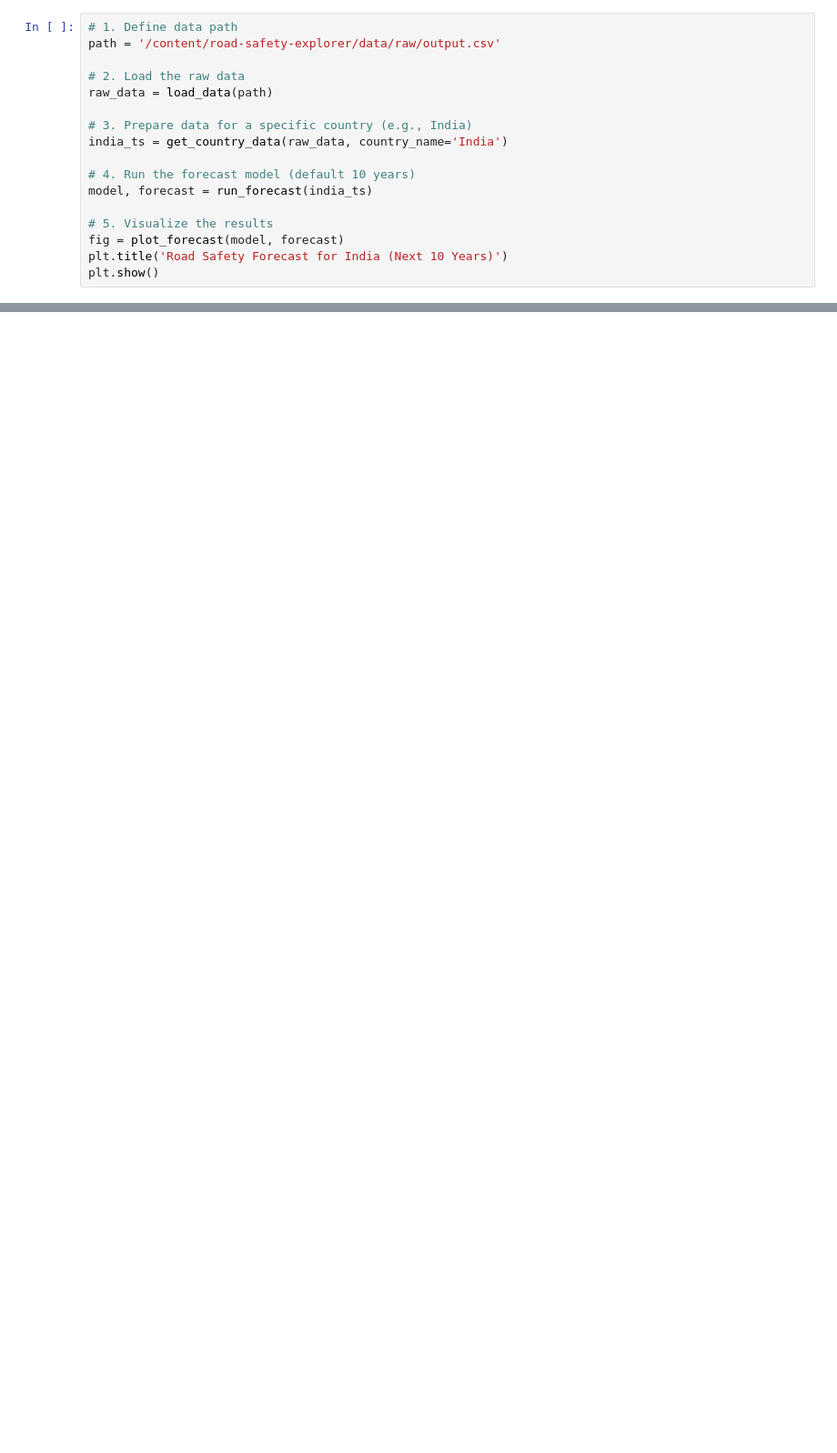
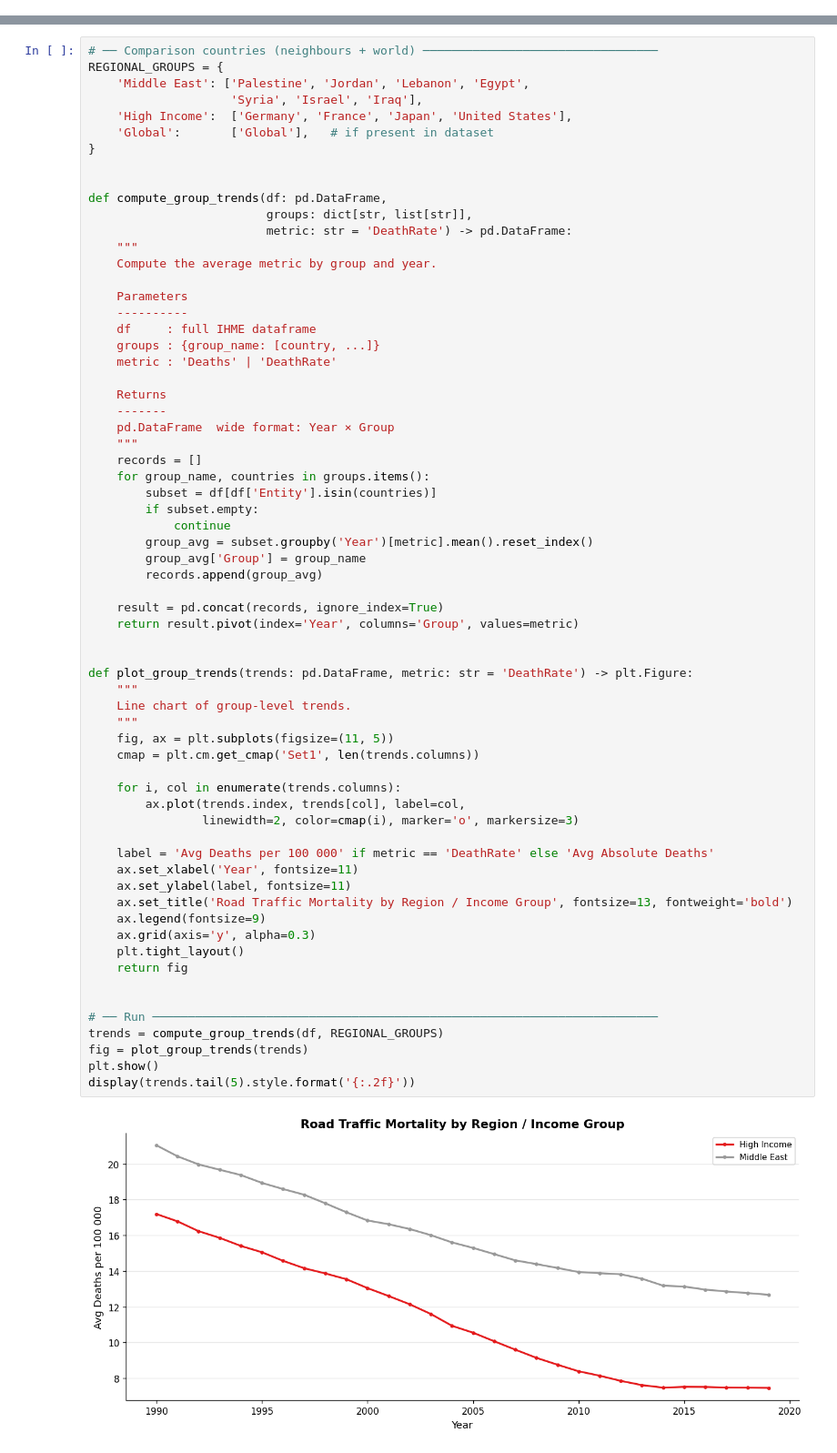
Before and after one commit to Baasmaala/road-safety-explorer, a Jupyter notebook: notebooks/03_timeseries_forecast.ipynb, the cells around one changed output, grey strips where cells are left out. Shown at 91% size. Drawn from its saved outputs; the diff is of its cells as text; blank space fills up the shorter version.

```diff
--- a/notebooks/03_timeseries_forecast.ipynb
+++ b/notebooks/03_timeseries_forecast.ipynb
@@ -95,17 +2,0 @@ Below we use the modular functions to run a forecast for India and visualize the
-# %%
-# 1. Define data path
-path = '/content/road-safety-explorer/data/raw/output.csv'
-
-# 2. Load the raw data
-raw_data = load_data(path)
-
-# 3. Prepare data for a specific country (e.g., India)
-india_ts = get_country_data(raw_data, country_name='India')
-
-# 4. Run the forecast model (default 10 years)
-model, forecast = run_forecast(india_ts)
-
-# 5. Visualize the results
-fig = plot_forecast(model, forecast)
-plt.title('Road Safety Forecast for India (Next 10 Years)')
-plt.show()
@@ -139,0 +697,67 @@ display(forecast[['ds', 'yhat', 'yhat_lower', 'yhat_upper']].tail(10))
+# %%
+# ── Comparison countries (neighbours + world) ─────────────────────────────────
+REGIONAL_GROUPS = {
+    'Middle East': ['Palestine', 'Jordan', 'Lebanon', 'Egypt',
+                    'Syria', 'Israel', 'Iraq'],
+    'High Income':  ['Germany', 'France', 'Japan', 'United States'],
+    'Global':       ['Global'],   # if present in dataset
+}
+
+
+def compute_group_trends(df: pd.DataFrame,
+                         groups: dict[str, list[str]],
+                         metric: str = 'DeathRate') -> pd.DataFrame:
+    """
+    Compute the average metric by group and year.
+
+    Parameters
+    ----------
+    df     : full IHME dataframe
+    groups : {group_name: [country, ...]}
+    metric : 'Deaths' | 'DeathRate'
+
+    Returns
+    -------
+    pd.DataFrame  wide format: Year × Group
+    """
+    records = []
+    for group_name, countries in groups.items():
+        subset = df[df['Entity'].isin(countries)]
+        if subset.empty:
+            continue
+        group_avg = subset.groupby('Year')[metric].mean().reset_index()
+        group_avg['Group'] = group_name
+        records.append(group_avg)
+
+    result = pd.concat(records, ignore_index=True)
+    return result.pivot(index='Year', columns='Group', values=metric)
+
+
+def plot_group_trends(trends: pd.DataFrame, metric: str = 'DeathRate') -> plt.Figure:
+    """
+    Line chart of group-level trends.
+    """
+    fig, ax = plt.subplots(figsize=(11, 5))
+    cmap = plt.cm.get_cmap('Set1', len(trends.columns))
+
+    for i, col in enumerate(trends.columns):
+        ax.plot(trends.index, trends[col], label=col,
+                linewidth=2, color=cmap(i), marker='o', markersize=3)
+
+    label = 'Avg Deaths per 100 000' if metric == 'DeathRate' else 'Avg Absolute Deaths'
+    ax.set_xlabel('Year', fontsize=11)
+    ax.set_ylabel(label, fontsize=11)
+    ax.set_title('Road Traffic Mortality by Region / Income Group', fontsize=13, fontweight='bold')
+    ax.legend(fontsize=9)
+    ax.grid(axis='y', alpha=0.3)
+    plt.tight_layout()
+    return fig
+
+
+# ── Run ───────────────────────────────────────────────────────────────────────
+trends = compute_group_trends(df, REGIONAL_GROUPS)
+fig = plot_group_trends(trends)
+plt.show()
+display(trends.tail(5).style.format('{:.2f}'))
+# %% [output]
+[figure, added]
```
Also changed, not shown: parts of 30 cells of this notebook.
